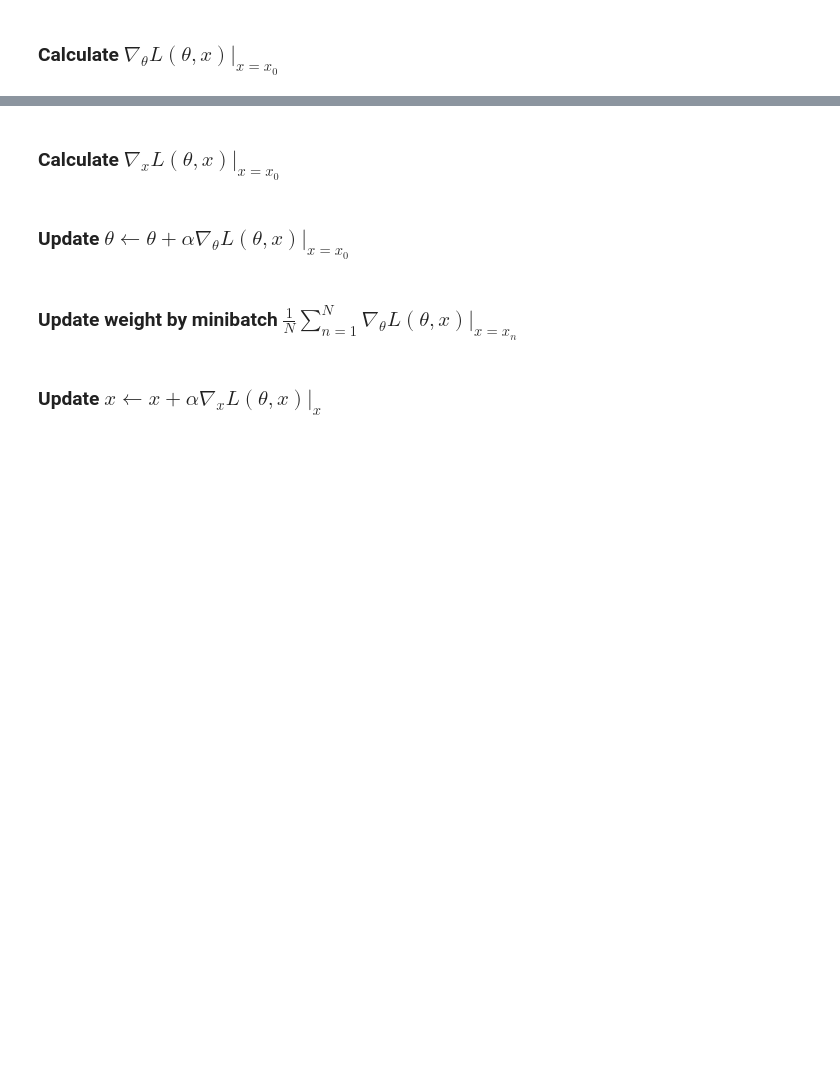
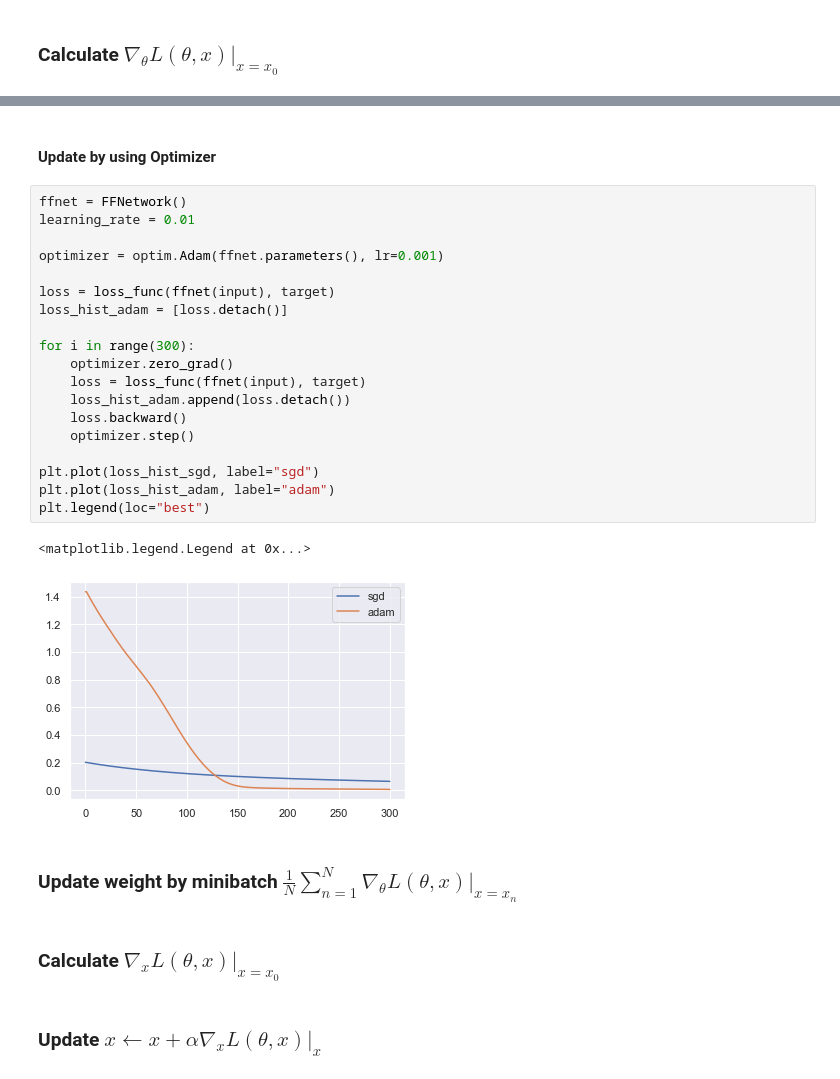
Before and after one commit to ugo-nama-kun/pytorch_notebook, a Jupyter notebook: notebook.ipynb, the cells around one changed output, grey strips where cells are left out. Saved outputs shown, nothing was run; the diff lists cells and outputs as text; blank space fills up the shorter version.

```diff
--- a/notebook.ipynb
+++ b/notebook.ipynb
@@ -197,9 +330,31 @@ tensor([ 0.6864, -0.6671, -1.8042, -1.0444,  0.7582])
+# %% [markdown]
+#### Update by using Optimizer
+# %%
+ffnet = FFNetwork()
+learning_rate = 0.01
+
+optimizer = optim.Adam(ffnet.parameters(), lr=0.001)
+
+loss = loss_func(ffnet(input), target)
+loss_hist_adam = [loss.detach()]
+
+for i in range(300):
+    optimizer.zero_grad()
+    loss = loss_func(ffnet(input), target)
+    loss_hist_adam.append(loss.detach())
+    loss.backward()
+    optimizer.step()
+
+plt.plot(loss_hist_sgd, label="sgd")
+plt.plot(loss_hist_adam, label="adam")
+plt.legend(loc="best")
+# %% [output]
+<matplotlib.legend.Legend at 0x...>
+[figure, added]
+# %% [markdown]
+### Update weight by minibatch $\frac{1}{N} \sum_{n=1}^N \nabla_\theta L(\theta, x)|_{x=x_n}$
 # %% [markdown]
 ### Calculate $\nabla_x L(\theta, x)|_{x=x_0}$
-# %% [markdown]
-### Update $\theta \leftarrow \theta + \alpha \nabla_\theta L(\theta, x)|_{x=x_0}$
-# %% [markdown]
-### Update weight by minibatch $\frac{1}{N} \sum_{n=1}^N \nabla_\theta L(\theta, x)|_{x=x_n}$
 # %% [markdown]
 ### Update $x \leftarrow x + \alpha \nabla_x L(\theta, x)|_x$
 # %% [markdown]
```
Also changed, not shown: parts of 9 cells of this notebook, 1 other file.
